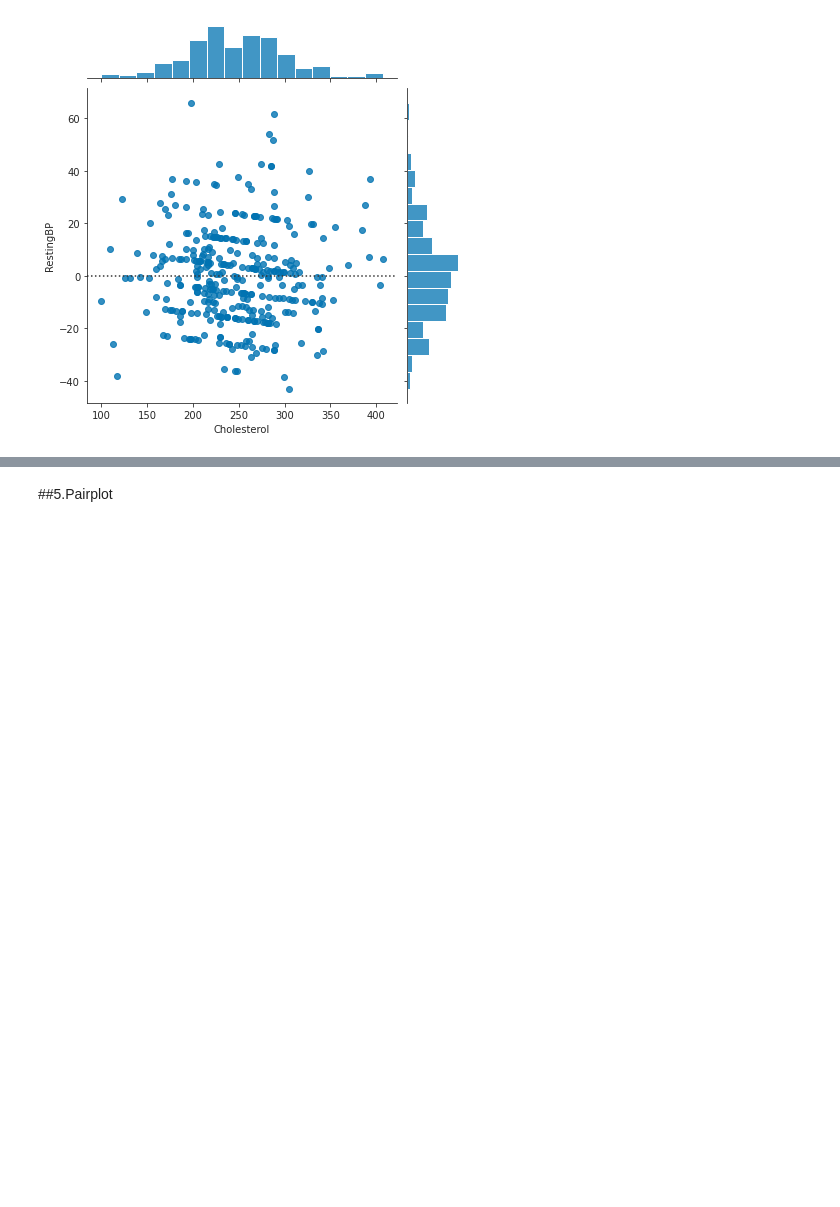
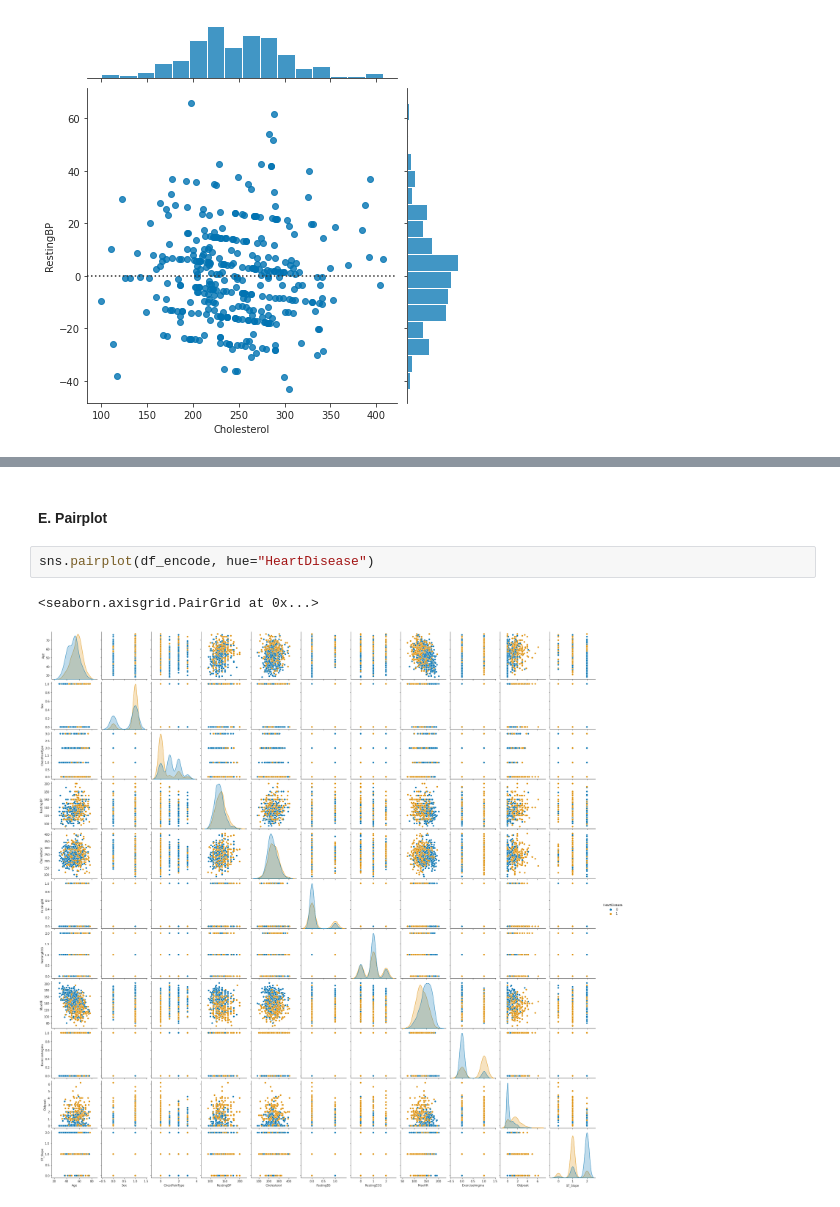
Before and after one commit to tridims/EDA-and-Machine-Learning-model-for-Heart-Disease-UCI-dataset, a Jupyter notebook: Project Data Science - Heart Disease UCI.ipynb, the cells around one changed output, grey strips where cells are left out. Saved outputs shown, nothing was run; the diff lists cells and outputs as text; blank space fills up the shorter version.

```diff
--- a/Project Data Science - Heart Disease UCI.ipynb
+++ b/Project Data Science - Heart Disease UCI.ipynb
@@ -637,3 +648,8 @@ plt.show()
 # %% [markdown]
-##5.Pairplot
+#### E. Pairplot
+# %%
+sns.pairplot(df_encode, hue="HeartDisease")
+# %% [output]
+<seaborn.axisgrid.PairGrid at 0x...>
+[figure, added]
 # %%
```
Also changed, not shown: parts of 50 cells of this notebook.
